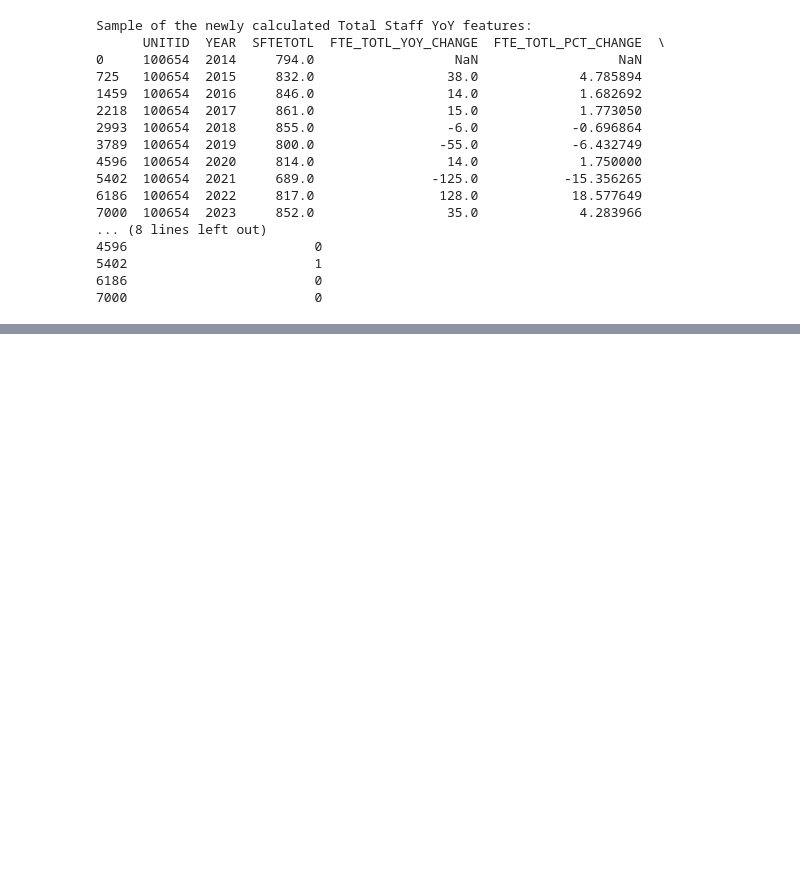
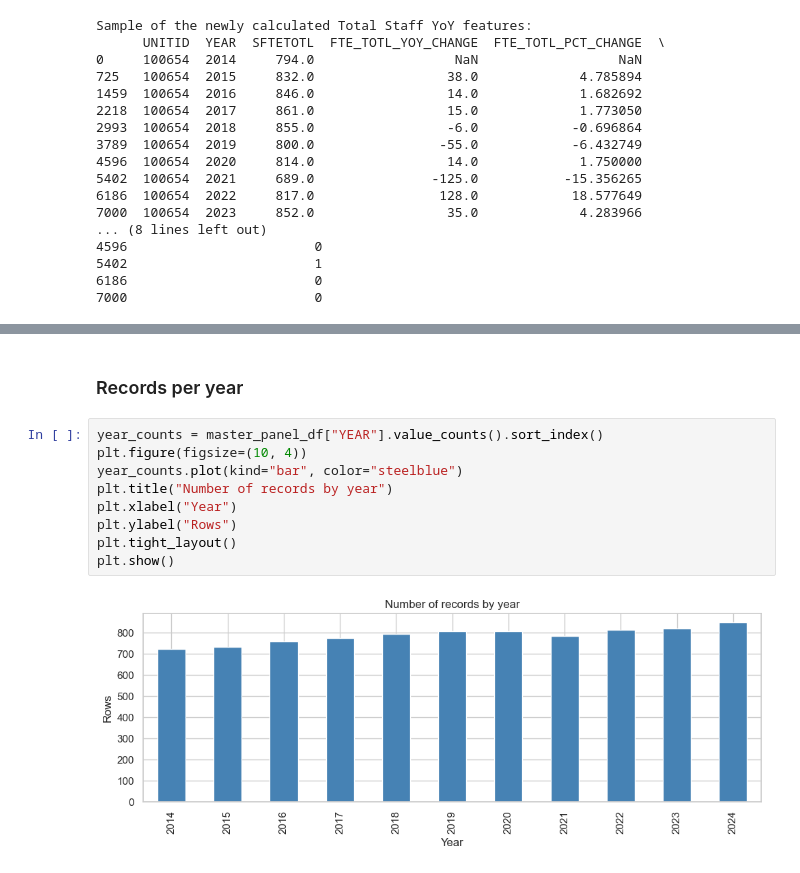
Before and after one commit to jeehunhwang/academic-staff-safeguard, a Jupyter notebook: Code/jason_eda.ipynb, the cells around one changed output, grey strips where cells are left out. Cells and saved outputs as stored; diff of their text form; blank space fills up the shorter version.

```diff
--- a/Code/jason_eda.ipynb
+++ b/Code/jason_eda.ipynb
@@ -417,0 +413,13 @@ if len(corr_cols) >= 2:
+# %% [markdown]
+### Records per year
+# %%
+year_counts = master_panel_df["YEAR"].value_counts().sort_index()
+plt.figure(figsize=(10, 4))
+year_counts.plot(kind="bar", color="steelblue")
+plt.title("Number of records by year")
+plt.xlabel("Year")
+plt.ylabel("Rows")
+plt.tight_layout()
+plt.show()
+# %% [output]
+[figure, added]
```
Also changed, not shown: parts of 20 cells of this notebook.
